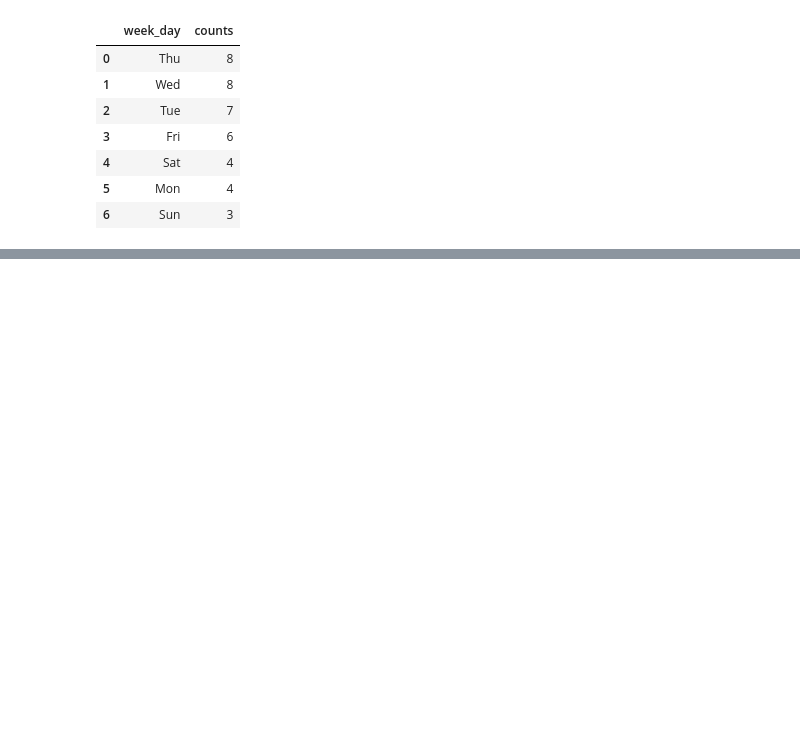
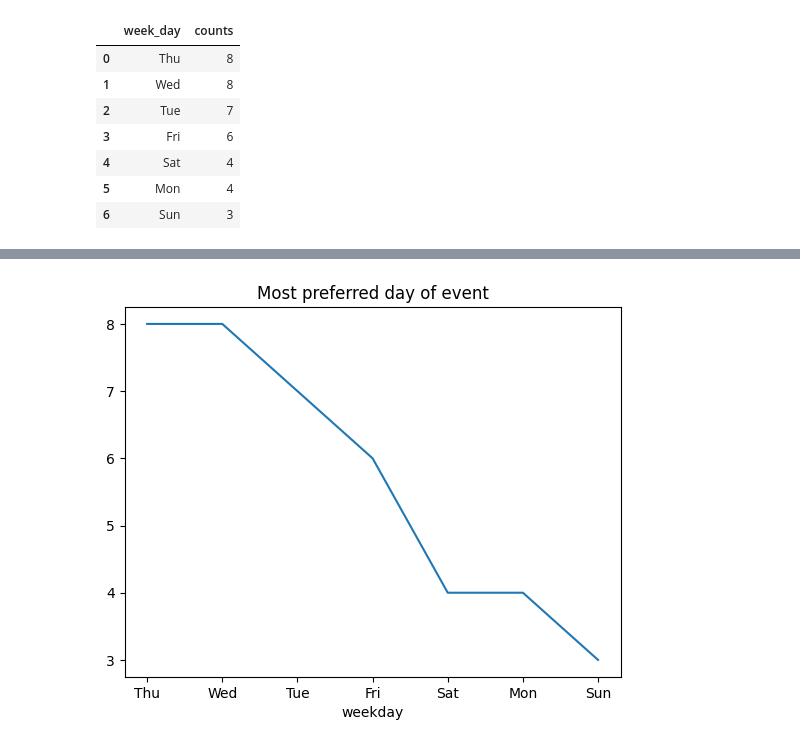
Before and after one commit to djibril968/Tribe_related_projects, a Jupyter notebook: spring_events_analytics.ipynb, the cells around one changed output, grey strips where cells are left out. Cells and saved outputs as stored; diff of their text form; code cells hidden in the pictures; blank space fills up the shorter version.

```diff
--- a/spring_events_analytics.ipynb
+++ b/spring_events_analytics.ipynb
@@ -373,0 +376,8 @@ plt.show()
+# %%
+#most preferred event day
+plt.plot(day_pref['week_day'], day_pref['counts'])
+plt.title('Most preferred day of event')
+plt.xlabel('weekday')
+plt.show()
+# %% [output]
+[figure, added]
```
Also changed, not shown: parts of 4 cells of this notebook.
